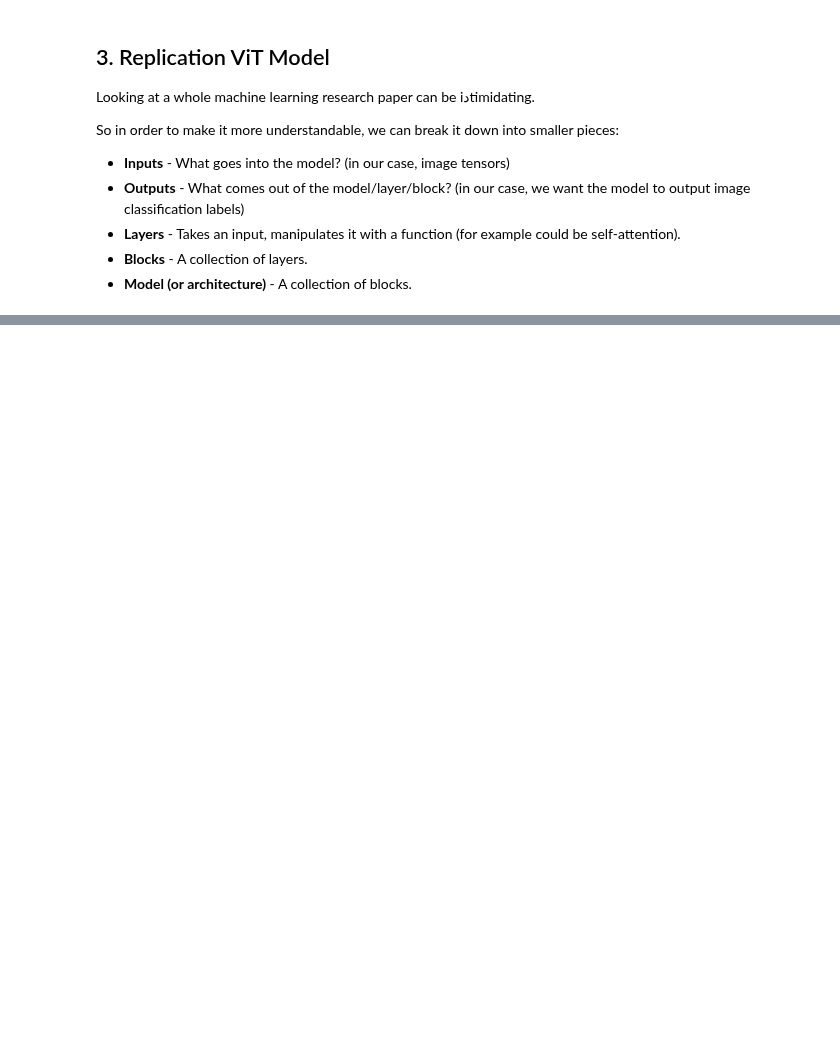
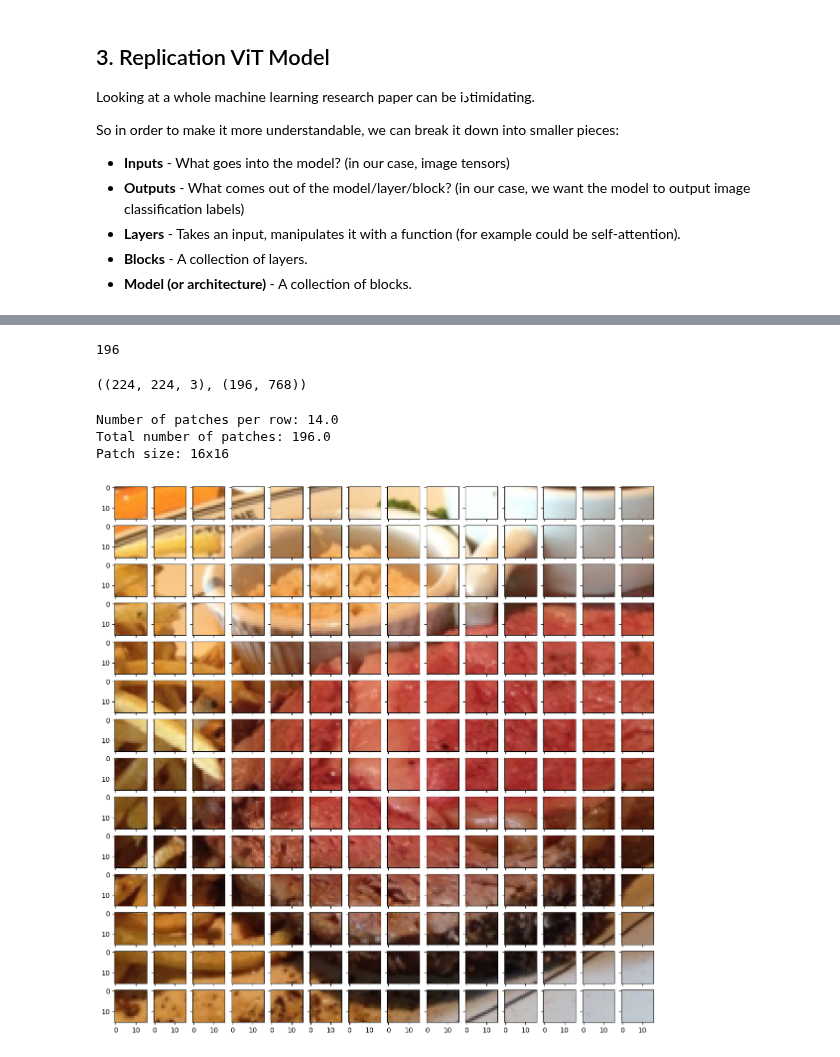
Before and after one commit to pouyarahmti/Pytorch-Deep-Learning-Bootcamp, a Jupyter notebook: 08_pytorch_paper_replicating.ipynb, the cells around one changed output, grey strips where cells are left out. Saved outputs shown, nothing was run; the diff lists cells and outputs as text; code cells hidden in the pictures; blank space fills up the shorter version.

Commit message:
Convert an image into patches

```diff
--- a/08_pytorch_paper_replicating.ipynb
+++ b/08_pytorch_paper_replicating.ipynb
@@ -168,0 +179,55 @@ So in order to make it more understandable, we can break it down into smaller pi
+# %%
+# Create example values
+height = 224
+width = 224
+color_channels = 3
+patch_size = 16
+
+# Calculate the number of patches
+number_of_patches = int((height * width) / patch_size ** 2)
+number_of_patches
+# %% [output]
+196
+# %%
+# Input shape
+embedding_input_shape = (height, width, color_channels)
+
+# Output shape
+embedding_output_shape = (number_of_patches, patch_size ** 2 * color_channels)
+
+embedding_input_shape, embedding_output_shape
+# %% [output]
+((224, 224, 3), (196, 768))
+# %%
+# Setup code to plot the whole image in patches
+
+image_size = 224
+patch_size = 16
+num_patches = image_size / patch_size
+assert image_size % patch_size == 0, "Image size must be divisible by patch size"
+
+
+image_permuted = img.permute(1, 2, 0)
+
+print(f"Number of patches per row: {num_patches}\
+      \nTotal number of patches: {num_patches * num_patches}\
+      \nPatch size: {patch_size}x{patch_size}"
+)
+
+
+fig, axes = plt.subplots(nrows=image_size // patch_size,
+                         ncols=image_size // patch_size,
+                         figsize=(num_patches, num_patches),
+                         sharex=True,
+                         sharey=True)
+
+
+for i, patch_height in enumerate(range(0, image_size, patch_size)):
+    for j, patch_width in enumerate(range(0, image_size, patch_size)):
+        axes[i, j].imshow(image_permuted[patch_height:patch_height +patch_size,
+                                         patch_width:patch_width + patch_size, :],)
+# %% [output]
+Number of patches per row: 14.0
+Total number of patches: 196.0
+Patch size: 16x16
+[figure, added]
```
Also changed, not shown: parts of 5 cells of this notebook.
